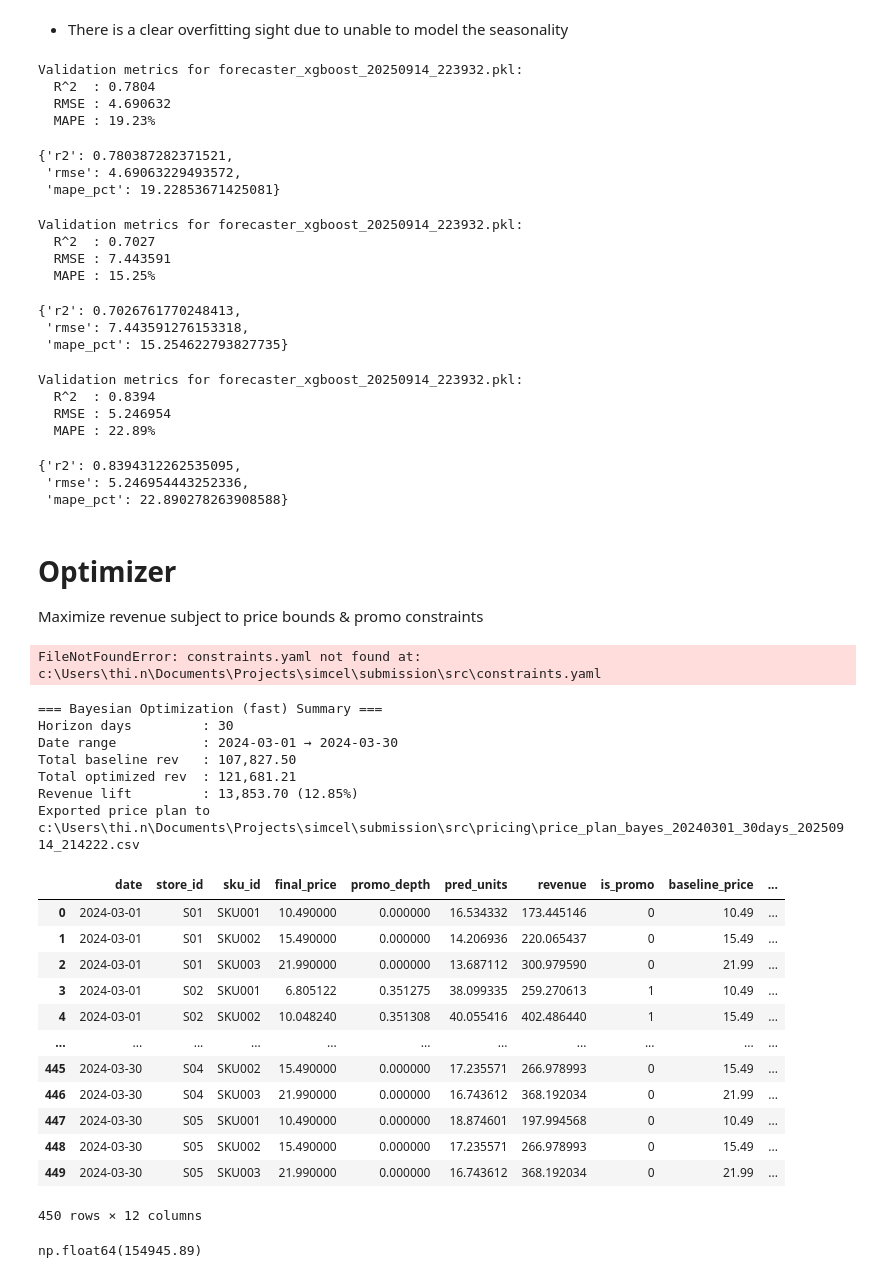
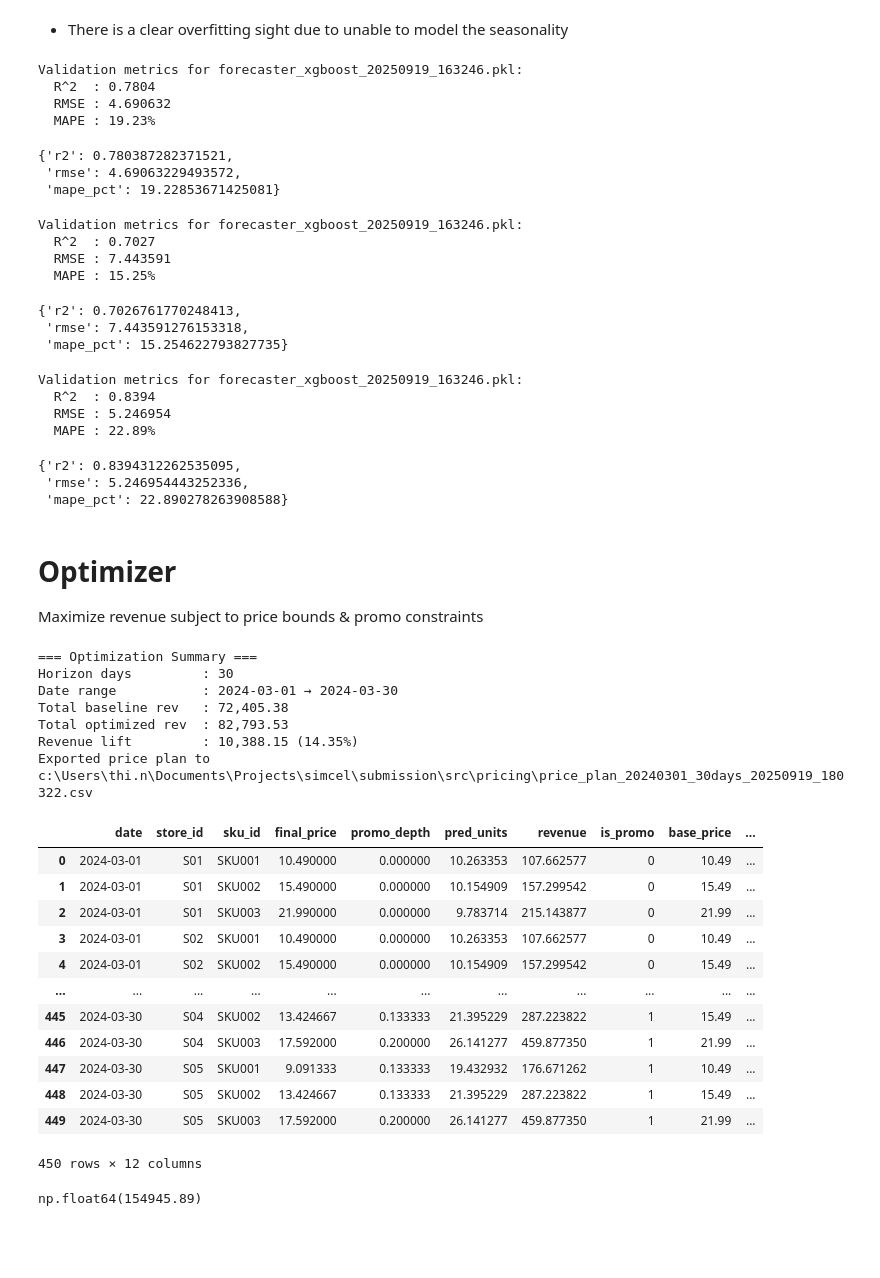
Before and after one commit to thi2709/simcel-test, a Jupyter notebook: src/reports.ipynb, the cells around one changed output. Drawn from its saved outputs; the diff is of its cells as text; code cells hidden in the pictures; blank space fills up the shorter version.

```diff
--- a/src/reports.ipynb
+++ b/src/reports.ipynb
@@ -642,9 +880,9 @@ Validation metrics for forecaster_xgboost_20250914_223932.pkl:
 # %% [markdown]
 - There is a clear overfitting sight due to unable to model the seasonality
 # %%
-modeling.validate('forecaster_xgboost_20250914_223932.pkl', df[(df.set == 'test') & (df.sku_id == 'SKU001')][FEATURE_COLS], df[(df.set == 'test') & (df.sku_id == 'SKU001')][TARGET_COL])
+modeling.validate('forecaster_xgboost_20250919_163246.pkl', df[(df.set == 'test') & (df.sku_id == 'SKU001')][FEATURE_COLS], df[(df.set == 'test') & (df.sku_id == 'SKU001')][TARGET_COL])
 # %% [output]
-Validation metrics for forecaster_xgboost_20250914_223932.pkl:
+Validation metrics for forecaster_xgboost_20250919_163246.pkl:
   R^2  : 0.7804
   RMSE : 4.690632
   MAPE : 19.23%
@@ -652,9 +890,9 @@ Validation metrics for forecaster_xgboost_20250914_223932.pkl:
  'rmse': 4.69063229493572,
  'mape_pct': 19.22853671425081}
 # %%
-modeling.validate('forecaster_xgboost_20250914_223932.pkl', df[(df.set == 'test') & (df.sku_id == 'SKU002')][FEATURE_COLS], df[(df.set == 'test') & (df.sku_id == 'SKU002')][TARGET_COL])
+modeling.validate('forecaster_xgboost_20250919_163246.pkl', df[(df.set == 'test') & (df.sku_id == 'SKU002')][FEATURE_COLS], df[(df.set == 'test') & (df.sku_id == 'SKU002')][TARGET_COL])
 # %% [output]
-Validation metrics for forecaster_xgboost_20250914_223932.pkl:
+Validation metrics for forecaster_xgboost_20250919_163246.pkl:
   R^2  : 0.7027
   RMSE : 7.443591
   MAPE : 15.25%
@@ -662,9 +900,9 @@ Validation metrics for forecaster_xgboost_20250914_223932.pkl:
  'rmse': 7.443591276153318,
  'mape_pct': 15.254622793827735}
 # %%
-modeling.validate('forecaster_xgboost_20250914_223932.pkl', df[(df.set == 'test') & (df.sku_id == 'SKU003')][FEATURE_COLS], df[(df.set == 'test') & (df.sku_id == 'SKU003')][TARGET_COL])
+modeling.validate('forecaster_xgboost_20250919_163246.pkl', df[(df.set == 'test') & (df.sku_id == 'SKU003')][FEATURE_COLS], df[(df.set == 'test') & (df.sku_id == 'SKU003')][TARGET_COL])
 # %% [output]
-Validation metrics for forecaster_xgboost_20250914_223932.pkl:
+Validation metrics for forecaster_xgboost_20250919_163246.pkl:
   R^2  : 0.8394
   RMSE : 5.246954
   MAPE : 22.89%
@@ -675,43 +913,29 @@ Validation metrics for forecaster_xgboost_20250914_223932.pkl:
 # Optimizer
 Maximize revenue subject to price bounds & promo constraints
 # %%
-price_plan = optimize_price_plan('submission/src/models/forecaster_xgboost_20250914_223932.pkl', '2024-03-01', 30)
+price_plan = optimize_price_plan('submission/src/models/forecaster_xgboost_20250919_163246.pkl', '2024-03-01', 30)
 price_plan
 # %% [output]
-FileNotFoundError: constraints.yaml not found at: c:\Users\thi.n\Documents\Projects\simcel\submission\src\constraints.yaml
+=== Optimization Summary ===
+Horizon days         : 30
+Date range           : 2024-03-01 → 2024-03-30
+Total baseline rev   : 72,405.38
+Total optimized rev  : 82,793.53
+Revenue lift         : 10,388.15 (14.35%)
+Exported price plan to c:\Users\thi.n\Documents\Projects\simcel\submission\src\pricing\price_plan_20240301_30days_20250919_180322.csv
+|  | date | store_id | sku_id | final_price | promo_depth | pred_units | revenue | is_promo | base_price | ... |
+| 0 | 2024-03-01 | S01 | SKU001 | 10.490000 | 0.000000 | 10.263353 | 107.662577 | 0 | 10.49 | ... |
+| 1 | 2024-03-01 | S01 | SKU002 | 15.490000 | 0.000000 | 10.154909 | 157.299542 | 0 | 15.49 | ... |
+| 2 | 2024-03-01 | S01 | SKU003 | 21.990000 | 0.000000 | 9.783714 | 215.143877 | 0 | 21.99 | ... |
+| 3 | 2024-03-01 | S02 | SKU001 | 10.490000 | 0.000000 | 10.263353 | 107.662577 | 0 | 10.49 | ... |
+| 4 | 2024-03-01 | S02 | SKU002 | 15.490000 | 0.000000 | 10.154909 | 157.299542 | 0 | 15.49 | ... |
+| ... | ... | ... | ... | ... | ... | ... | ... | ... | ... | ... |
+| 445 | 2024-03-30 | S04 | SKU002 | 13.424667 | 0.133333 | 21.395229 | 287.223822 | 1 | 15.49 | ... |
+| 446 | 2024-03-30 | S04 | SKU003 | 17.592000 | 0.200000 | 26.141277 | 459.877350 | 1 | 21.99 | ... |
+| 447 | 2024-03-30 | S05 | SKU001 | 9.091333 | 0.133333 | 19.432932 | 176.671262 | 1 | 10.49 | ... |
+| 448 | 2024-03-30 | S05 | SKU002 | 13.424667 | 0.133333 | 21.395229 | 287.223822 | 1 | 15.49 | ... |
+| 449 | 2024-03-30 | S05 | SKU003 | 17.592000 | 0.200000 | 26.141277 | 459.877350 | 1 | 21.99 | ... |
+450 rows × 12 columns
-# %%
-price_plan_bayes = optimize_price_plan_bayes(
-    model_ref='submission/src/models/forecaster_xgboost_20250914_092012.pkl',  # path to your trained model file
-    start_date='2024-03-01',
-    horizon_days=30,
-    # constraints_path="constraints.yaml",
-    n_init=5,    # number of initial random price points
-    n_iter=20,   # number of BO iterations
-    export=True  # writes a CSV in same dir as optimizer_bayes.py
-)
-
-price_plan_bayes
-# %% [output]
-=== Bayesian Optimization (fast) Summary ===
-Horizon days         : 30
-Date range           : 2024-03-01 → 2024-03-30
-Total baseline rev   : 107,827.50
-Total optimized rev  : 121,681.21
-Revenue lift         : 13,853.70 (12.85%)
-Exported price plan to c:\Users\thi.n\Documents\Projects\simcel\submission\src\pricing\price_plan_bayes_20240301_30days_20250914_214222.csv
-|  | date | store_id | sku_id | final_price | promo_depth | pred_units | revenue | is_promo | baseline_price | ... |
-| 0 | 2024-03-01 | S01 | SKU001 | 10.490000 | 0.000000 | 16.534332 | 173.445146 | 0 | 10.49 | ... |
-| 1 | 2024-03-01 | S01 | SKU002 | 15.490000 | 0.000000 | 14.206936 | 220.065437 | 0 | 15.49 | ... |
-| 2 | 2024-03-01 | S01 | SKU003 | 21.990000 | 0.000000 | 13.687112 | 300.979590 | 0 | 21.99 | ... |
-| 3 | 2024-03-01 | S02 | SKU001 | 6.805122 | 0.351275 | 38.099335 | 259.270613 | 1 | 10.49 | ... |
-| 4 | 2024-03-01 | S02 | SKU002 | 10.048240 | 0.351308 | 40.055416 | 402.486440 | 1 | 15.49 | ... |
-| ... | ... | ... | ... | ... | ... | ... | ... | ... | ... | ... |
-| 445 | 2024-03-30 | S04 | SKU002 | 15.490000 | 0.000000 | 17.235571 | 266.978993 | 0 | 15.49 | ... |
-| 446 | 2024-03-30 | S04 | SKU003 | 21.990000 | 0.000000 | 16.743612 | 368.192034 | 0 | 21.99 | ... |
-| 447 | 2024-03-30 | S05 | SKU001 | 10.490000 | 0.000000 | 18.874601 | 197.994568 | 0 | 10.49 | ... |
-| 448 | 2024-03-30 | S05 | SKU002 | 15.490000 | 0.000000 | 17.235571 | 266.978993 | 0 | 15.49 | ... |
-| 449 | 2024-03-30 | S05 | SKU003 | 21.990000 | 0.000000 | 16.743612 | 368.192034 | 0 | 21.99 | ... |
-450 rows × 12 columns
 # %%
 # Manually calculate the revenue from the ground truth file
 df0[(df0.date>=datetime.datetime(2024,3,1)) & (df0.date<=datetime.datetime(2024,3,30))]['revenue'].sum()
```
Also changed, not shown: parts of 17 cells of this notebook, 3 other files.
